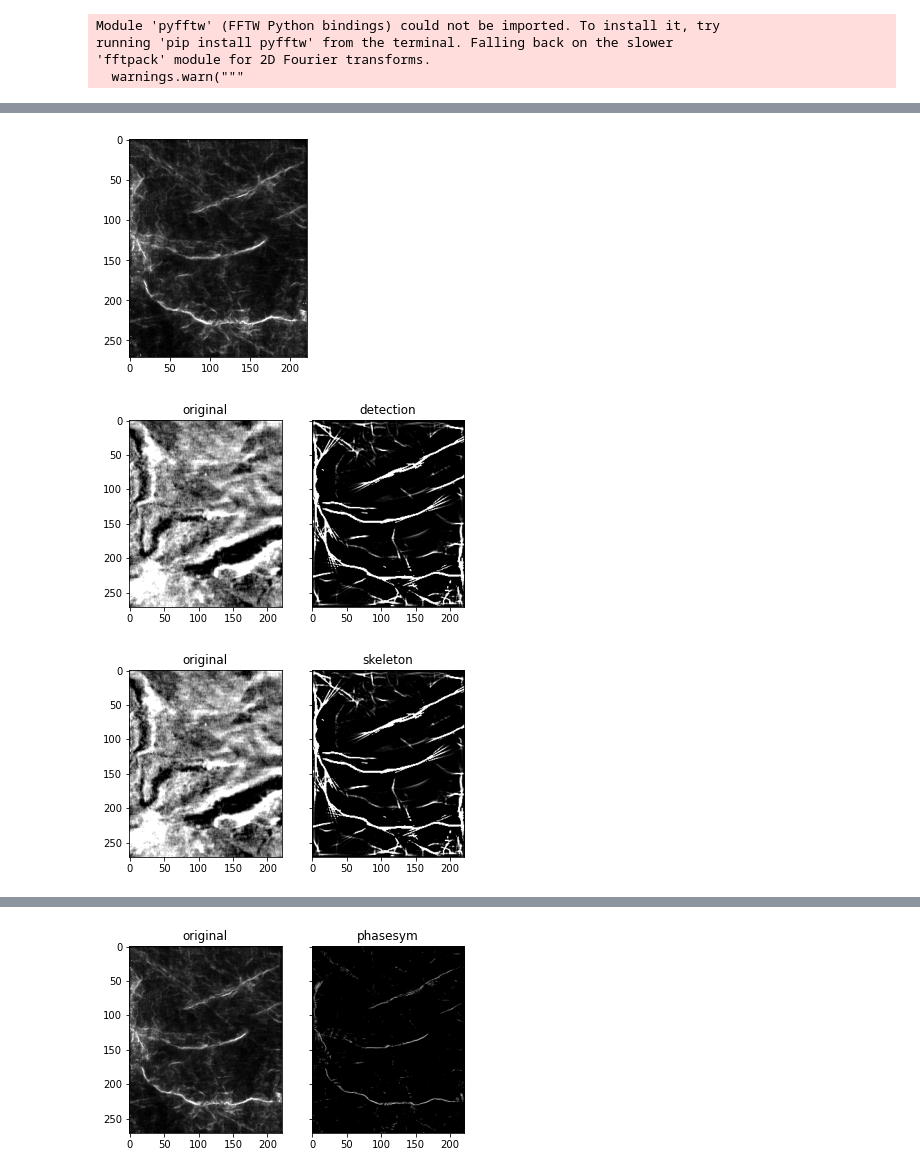
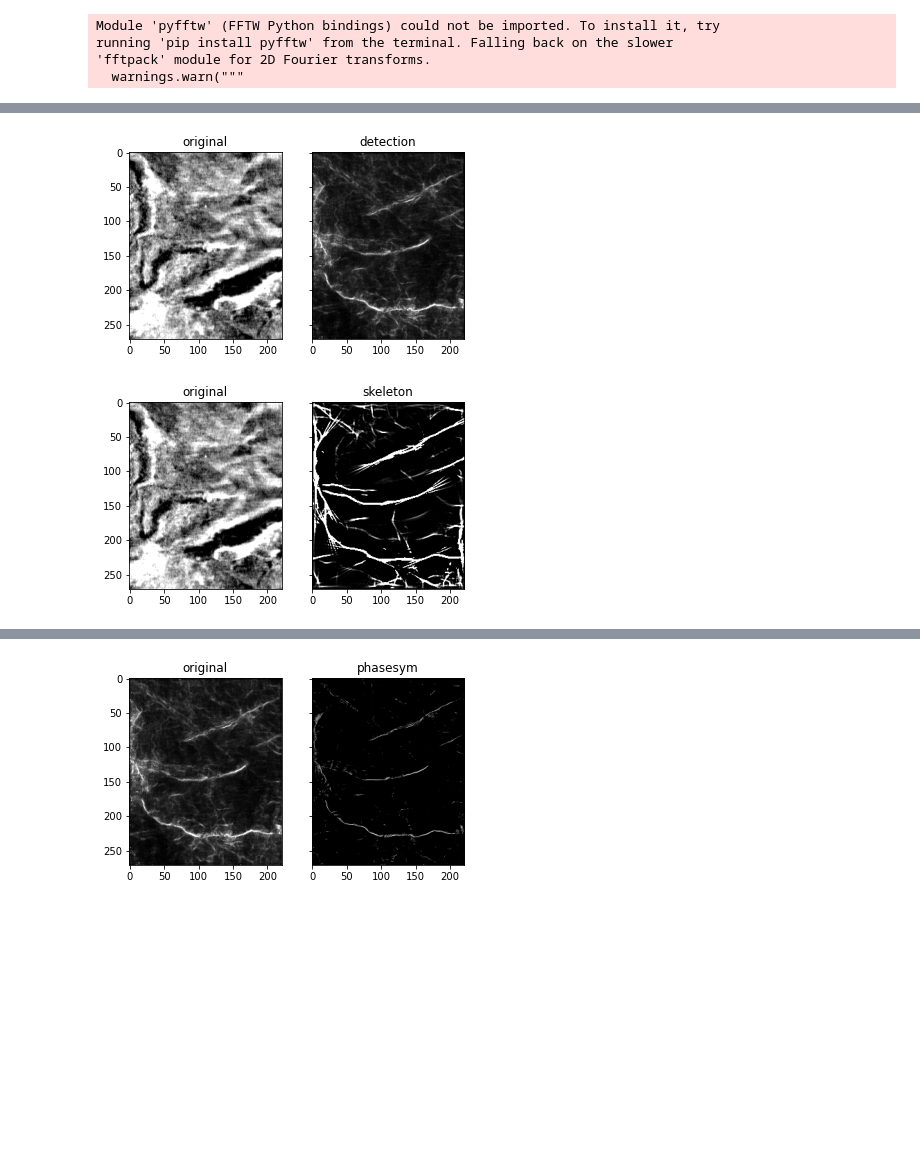
Before and after one commit to novalisja/phase_energy_2, a Jupyter notebook: pr.ipynb, the cells around one changed output, grey strips where cells are left out. Saved outputs shown, nothing was run; the diff lists cells and outputs as text; code cells hidden in the pictures; blank space fills up the shorter version.

```diff
--- a/pr.ipynb
+++ b/pr.ipynb
@@ -182,23 +168,14 @@ imgs_show(seis_im50,mag,'original','magnitud of the gradient')
 # %%
 #some addtional seismic images
 
 imgeo273=np.load('imgeo273.npy')
-img_show(imgeo273)
-
-#detect atribute from the image273
 imgeo273_dtc=np.load('imgeo273_dtc.npy')
-img_show(imgeo273_dtc)
-
 #displaying both images
 imgs_show(imgeo273,imgeo273_dtc, 'original','detection')
-
 #skeleton  atribute from the imageo273
 imgeo273_sk=np.load('imgeo273_sk.npy')
-img_show(imgeo273_sk)
-
 #displaying both images
 imgs_show(imgeo273,imgeo273_sk, 'original','skeleton')
 # %% [output]
-[figure, old version]
+[figure, new version]
-[figure, old version]
+[figure, new version]
-[figure, removed]
```
Also changed, not shown: parts of 30 cells of this notebook.
